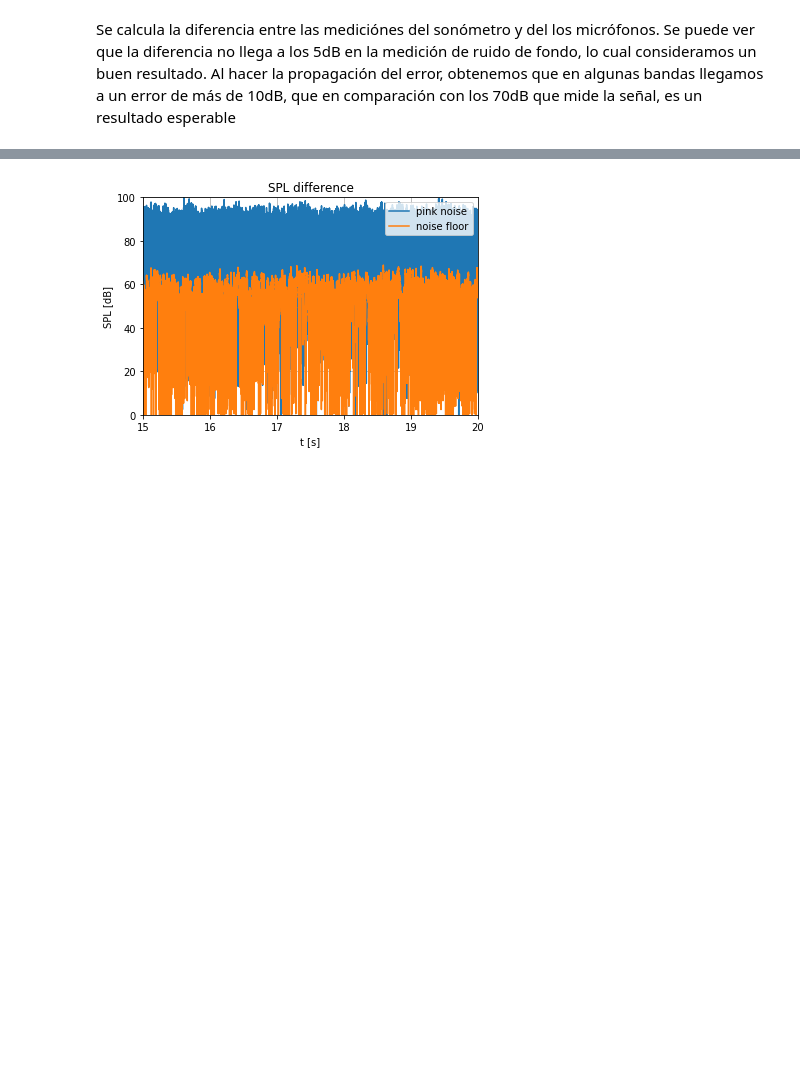
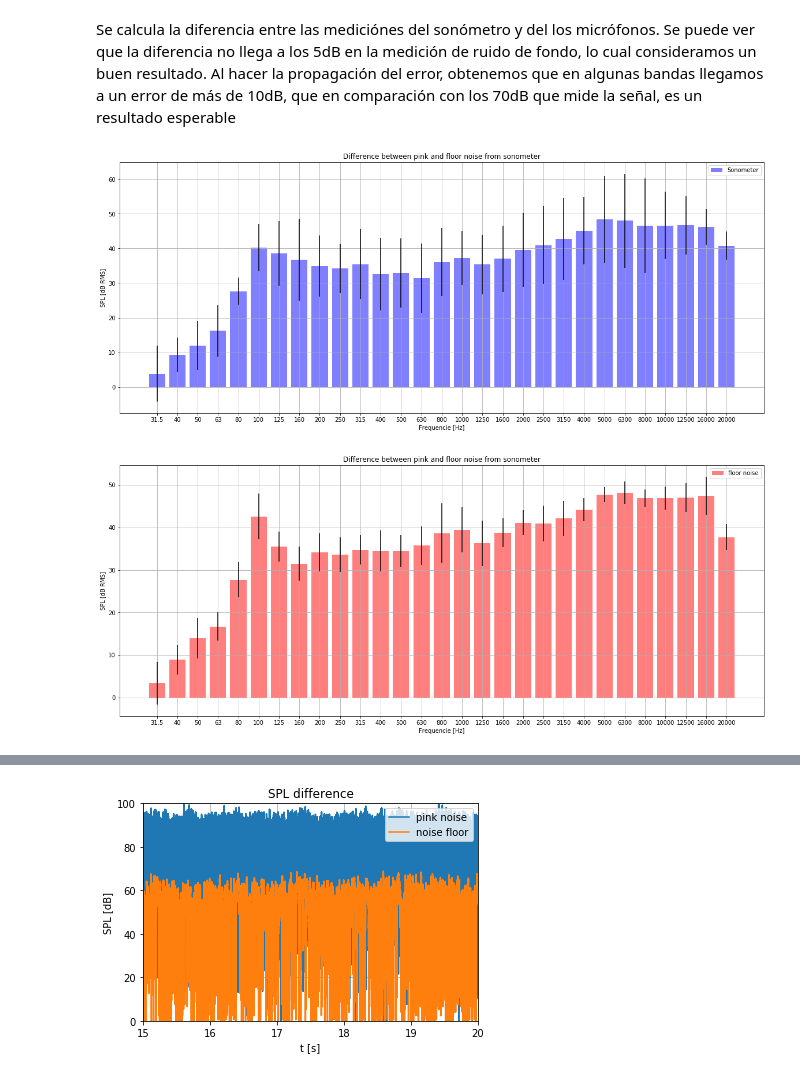
Before and after one commit to pedro-divar/sound_measurement, a Jupyter notebook: presentación parte 2.ipynb, the cells around one changed output, grey strips where cells are left out. Drawn from its saved outputs; the diff is of its cells as text; code cells hidden in the pictures; blank space fills up the shorter version.

```diff
--- a/presentación parte 2.ipynb
+++ b/presentación parte 2.ipynb
@@ -279,3 +279,34 @@ ax.grid()
 # %% [markdown]
 Se calcula la diferencia entre las mediciónes del sonómetro y del los micrófonos. Se puede ver que la diferencia no llega a los 5dB en la medición de ruido de fondo, lo cual consideramos un buen resultado.
 Al hacer la propagación del error, obtenemos que en algunas bandas llegamos a un error de más de 10dB, que en comparación con los 70dB que mide la señal, es un resultado esperable
+# %%
+
+diff_son = rms_global_pink - rms_global_floor
+diff_mic = pink_avg - floor_avg
+
+# Error propagation
+diff_sig_mic = np.zeros(len(sigmas_pink))
+diff_sig_son = np.zeros(len(sigmas_pink))
+
+for i in range(len(sigmas_pink)):
+    diff_sig_son[i] = np.sqrt((sigmas_pink_sonometer[i]**2) + (sigmas_floor_sonometer[i]**2))
+    diff_sig_mic[i] = np.sqrt((sigmas_pink[i]**2) + (sigmas_floor[i]**2))
+
+fig, ax = plt.subplots(figsize=(20, 8))
+ax.bar(x=freq, height=diff_son,yerr=diff_sig_son, color='blue',alpha=0.5, label='Sonometer')
+ax.set_xlabel('Frequencie [Hz]')
+ax.set_ylabel('SPL [dB RMS]')
+ax.set_title('Difference between pink and floor noise from sonometer')
+ax.legend()
+ax.grid()
+
+fig, ax = plt.subplots(figsize=(20, 8))
+ax.bar(x=freq, height=diff_mic,yerr=diff_sig_mic, color='red',alpha=0.5, label='floor noise')
+ax.set_xlabel('Frequencie [Hz]')
+ax.set_ylabel('SPL [dB RMS]')
+ax.set_title('Difference between pink and floor noise from sonometer')
+ax.legend()
+ax.grid()
+# %% [output]
+[figure, added]
+[figure, added]
```
Also changed, not shown: parts of 1 cell of this notebook.
